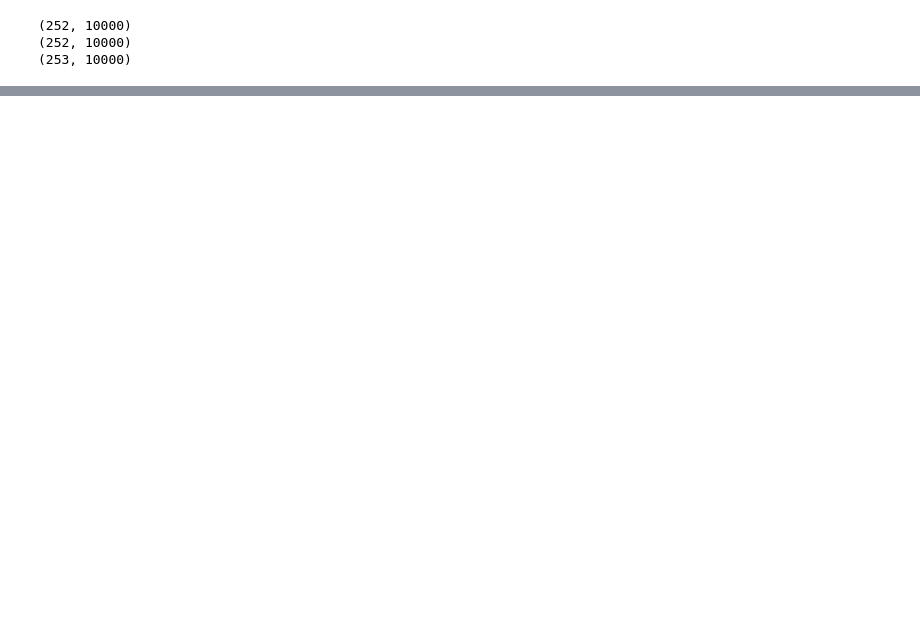
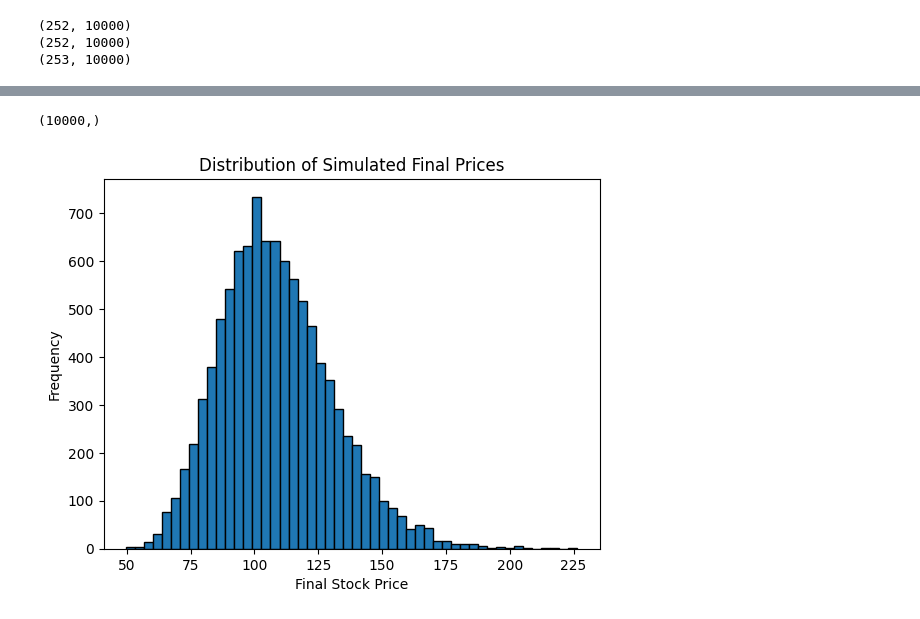
Before and after one commit to Hacker794/Monte-Carlo-Market-Risk-and-Option-Pricing-Engine-, a Jupyter notebook: notebooks/day4_monte_carlo.ipynb, the cells around one changed output, grey strips where cells are left out. Saved outputs shown, nothing was run; the diff lists cells and outputs as text; code cells hidden in the pictures; blank space fills up the shorter version.

Commit message:
extracting the final prices and plotting their distribution

```diff
--- a/notebooks/day4_monte_carlo.ipynb
+++ b/notebooks/day4_monte_carlo.ipynb
@@ -47,0 +48,17 @@ plt.show()
+# %%
+final_prices = prices[-1, :]
+print(final_prices.shape)
+
+plt.hist(
+    final_prices,
+    bins=50,
+    edgecolor="black"
+)
+
+plt.xlabel("Final Stock Price")
+plt.ylabel("Frequency")
+plt.title("Distribution of Simulated Final Prices")
+plt.show()
+# %% [output]
+(10000,)
+[figure, added]
```
Also changed, not shown: parts of 1 cell of this notebook.
